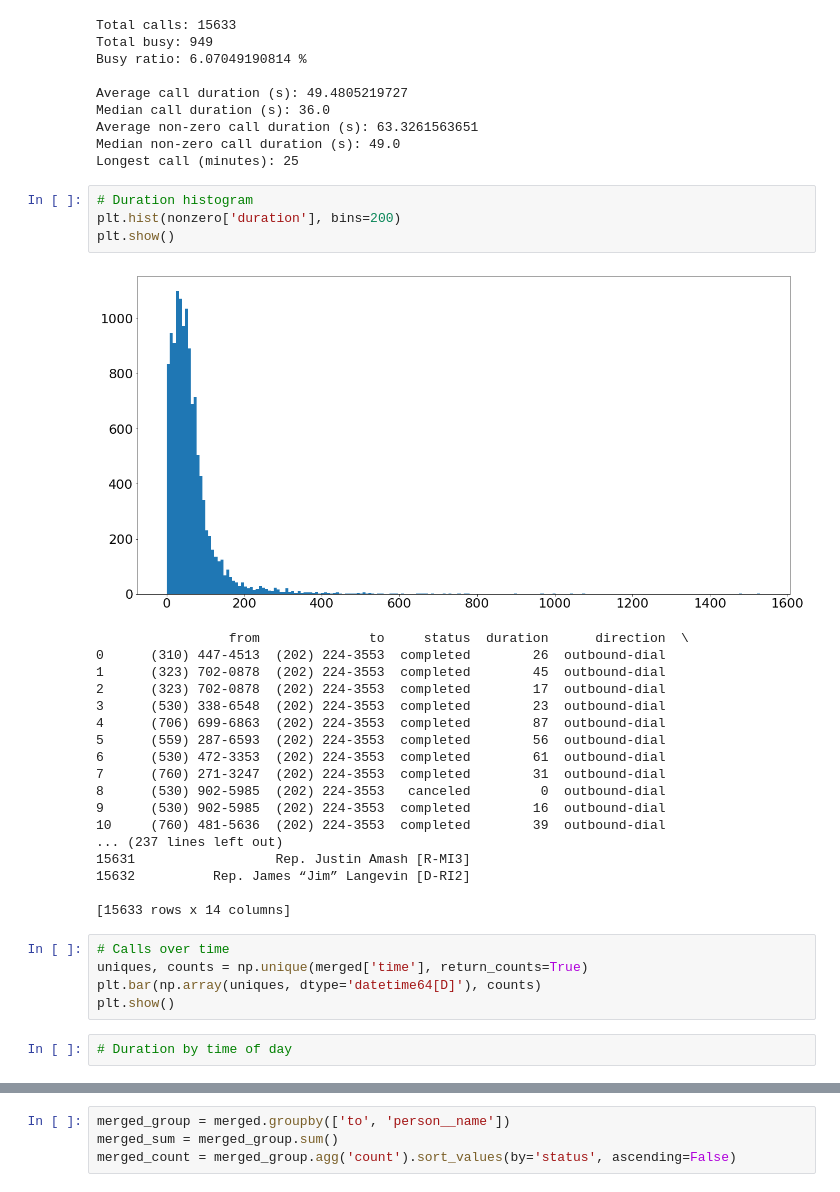
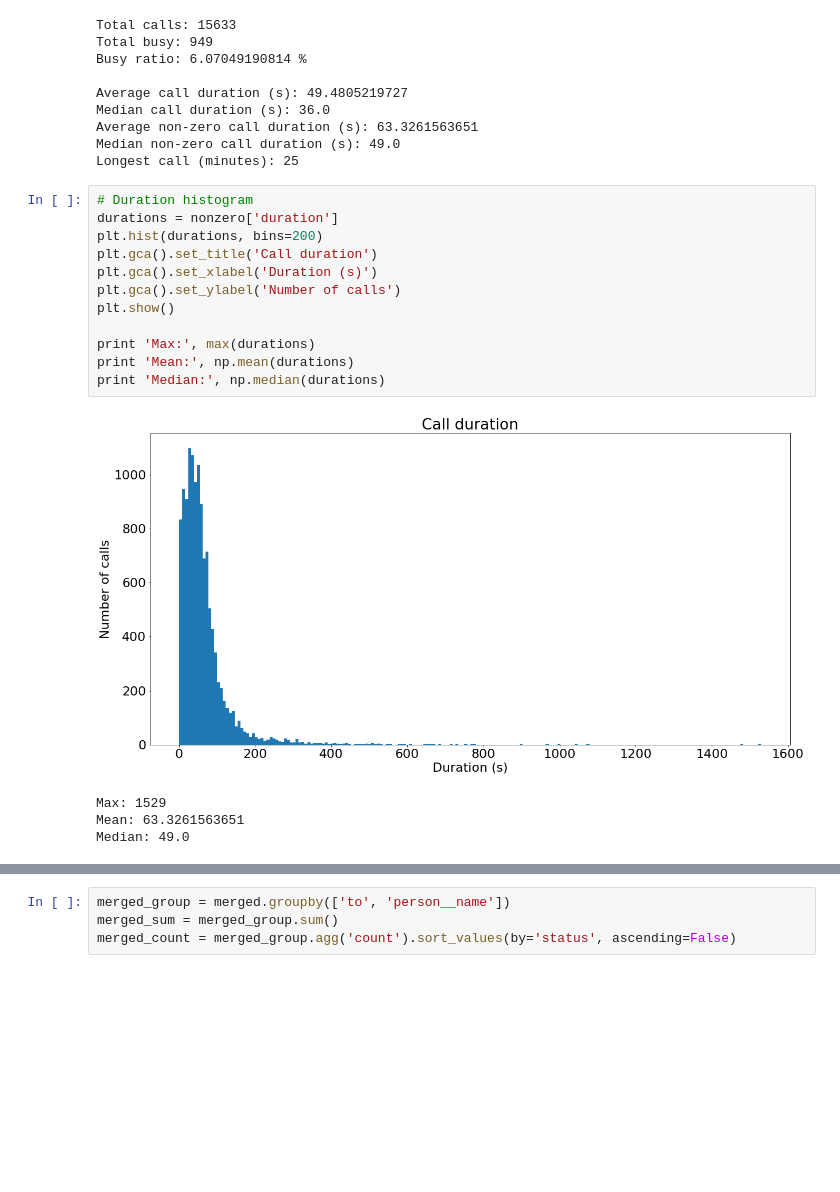
Before and after one commit to typpo/call-congress, a Jupyter notebook: scripts/Call log analysis.ipynb, the cells around one changed output, grey strips where cells are left out. Drawn from its saved outputs; the diff is of its cells as text; blank space fills up the shorter version.

```diff
--- a/scripts/Call log analysis.ipynb
+++ b/scripts/Call log analysis.ipynb
@@ -37,33 +37,20 @@ Median call duration (s): 36.0
 Average non-zero call duration (s): 63.3261563651
 Median non-zero call duration (s): 49.0
 Longest call (minutes): 25
-# %%
-# Duration histogram
-plt.hist(nonzero['duration'], bins=200)
-plt.show()
-# %% [output]
-[figure, removed]
-                 from              to     status  duration      direction  \
-0      (310) 447-4513  (202) 224-3553  completed        26  outbound-dial
-1      (323) 702-0878  (202) 224-3553  completed        45  outbound-dial
-2      (323) 702-0878  (202) 224-3553  completed        17  outbound-dial
-3      (530) 338-6548  (202) 224-3553  completed        23  outbound-dial
-4      (706) 699-6863  (202) 224-3553  completed        87  outbound-dial
-5      (559) 287-6593  (202) 224-3553  completed        56  outbound-dial
-6      (530) 472-3353  (202) 224-3553  completed        61  outbound-dial
-7      (760) 271-3247  (202) 224-3553  completed        31  outbound-dial
-8      (530) 902-5985  (202) 224-3553   canceled         0  outbound-dial
-9      (530) 902-5985  (202) 224-3553  completed        16  outbound-dial
-10     (760) 481-5636  (202) 224-3553  completed        39  outbound-dial
-... (237 lines left out)
-15631                  Rep. Justin Amash [R-MI3]
-15632          Rep. James “Jim” Langevin [D-RI2]
-
-[15633 rows x 14 columns]
-# %%
-# Calls over time
-uniques, counts = np.unique(merged['time'], return_counts=True)
-plt.bar(np.array(uniques, dtype='datetime64[D]'), counts)
-plt.show()
-# %%
-# Duration by time of day
+# %%
+# Duration histogram
+durations = nonzero['duration']
+plt.hist(durations, bins=200)
+plt.gca().set_title('Call duration')
+plt.gca().set_xlabel('Duration (s)')
+plt.gca().set_ylabel('Number of calls')
+plt.show()
+
+print 'Max:', max(durations)
+print 'Mean:', np.mean(durations)
+print 'Median:', np.median(durations)
+# %% [output]
+[figure, added]
+Max: 1529
+Mean: 63.3261563651
+Median: 49.0
```
Also changed, not shown: parts of 8 cells of this notebook.
